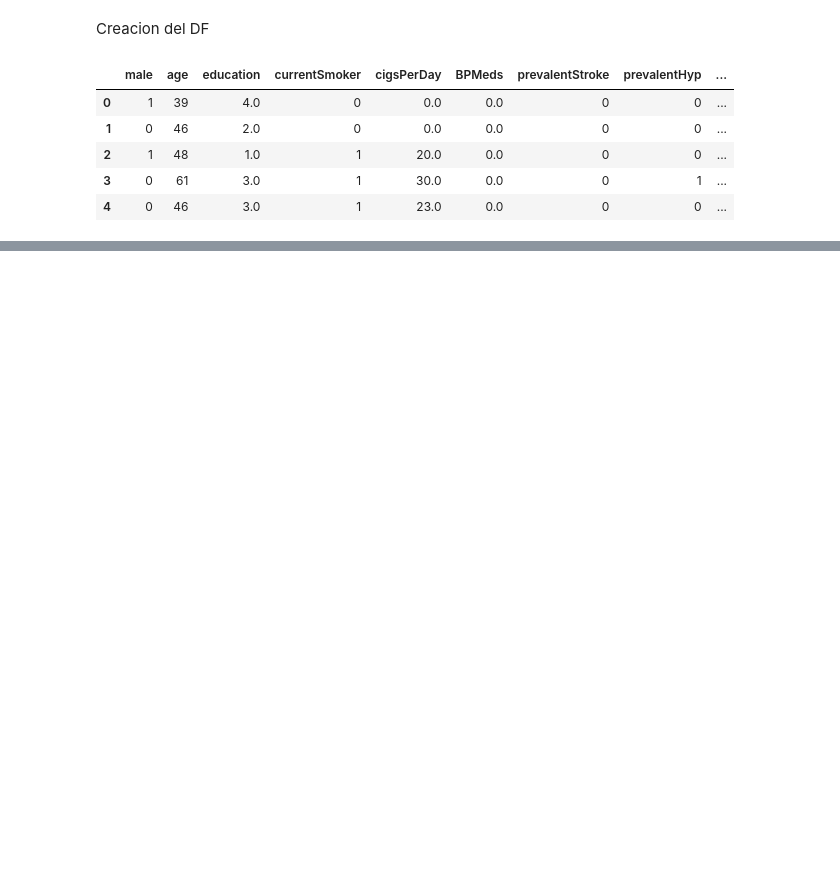
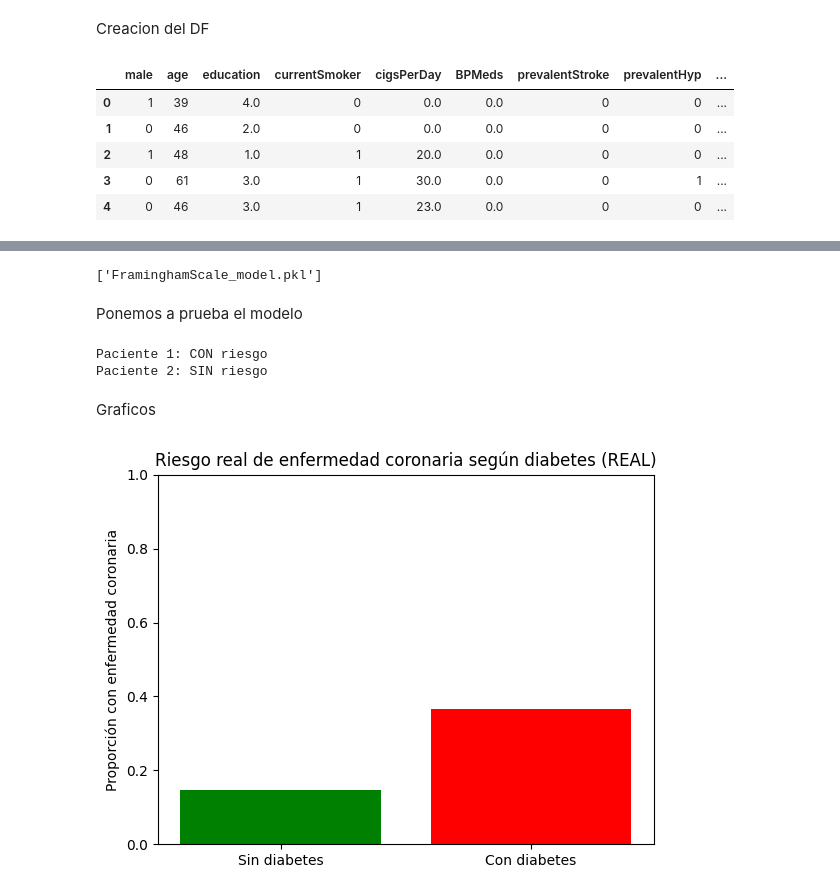
Before and after one commit to sr-roboto/regresion-logistica, a Jupyter notebook: main.ipynb, the cells around one changed output, grey strips where cells are left out. Drawn from its saved outputs; the diff is of its cells as text; code cells hidden in the pictures; blank space fills up the shorter version.

```diff
--- a/main.ipynb
+++ b/main.ipynb
@@ -17,0 +58,3 @@ df.head()
+# %%
+# Rellenar valores nulos con la mediana para todas las columnas numéricas
+df.fillna(df.median(), inplace=True)
@@ -17,0 +121,4 @@ df.head()
+# %%
+joblib.dump(model, 'FraminghamScale_model.pkl')
+# %% [output]
+['FraminghamScale_model.pkl']
@@ -17,0 +161,29 @@ df.head()
+# %% [markdown]
+Ponemos a prueba el modelo
+# %%
+reg = joblib.load('FraminghamScale_model.pkl')
+
+pred = reg.predict(df_pacientes)
+
+for i in range(len(pred)):
+    paciente_id = i + 1
+    riesgo = "CON riesgo" if pred[i] == 1 else "SIN riesgo"
+    print(f"Paciente {paciente_id}: {riesgo}")
+# %% [output]
+Paciente 1: CON riesgo
+Paciente 2: SIN riesgo
+# %% [markdown]
+Graficos
+# %%
+riesgo_por_diabetes = df.groupby('diabetes')['TenYearCHD'].mean()
+
+labels = ['Sin diabetes', 'Con diabetes']
+valores = riesgo_por_diabetes.values
+
+plt.bar(labels, valores, color=['green', 'red'])
+plt.ylabel('Proporción con enfermedad coronaria')
+plt.title('Riesgo real de enfermedad coronaria según diabetes (REAL)')
+plt.ylim(0, 1)
+plt.show()
+# %% [output]
+[figure, added]
```
Also changed, not shown: parts of 11 cells of this notebook, 1 other file.
